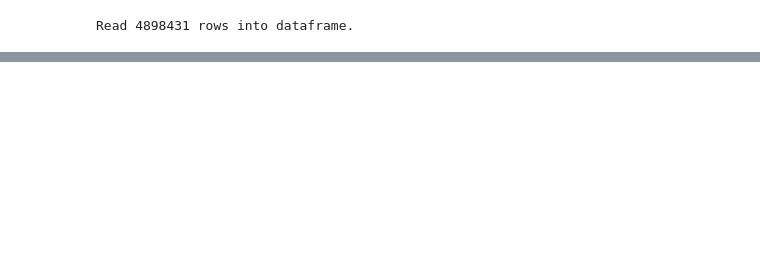
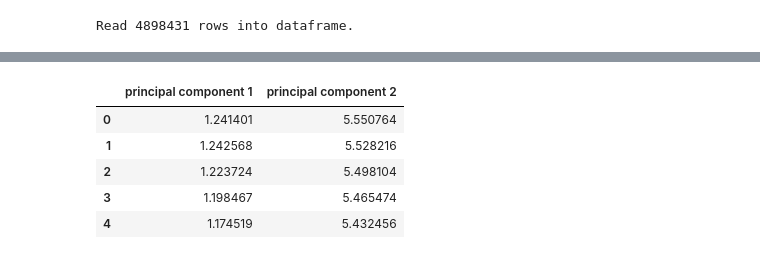
Before and after one commit to greg-norton/kdd99-ml, a Jupyter notebook: tensorflow-multiclass-classification.ipynb, the cells around one changed output, grey strips where cells are left out. Saved outputs shown, nothing was run; the diff lists cells and outputs as text; code cells hidden in the pictures; blank space fills up the shorter version.

```diff
--- a/tensorflow-multiclass-classification.ipynb
+++ b/tensorflow-multiclass-classification.ipynb
@@ -19,7 +25,7 @@ from sklearn.pipeline import Pipeline
 # %%
 # Change me for other classifications!
 # --------------------------------------------------
-SCOPE = 'types'
+SCOPE = 'binary'
 DATASET = 'kdd99'
 # --------------------------------------------------
 
@@ -339,0 +373,9 @@ if SCOPE == 'binary':
+# %%
+principalDf.head()
+# %% [output]
+|  | principal component 1 | principal component 2 |
+| 0 | 1.241401 | 5.550764 |
+| 1 | 1.242568 | 5.528216 |
+| 2 | 1.223724 | 5.498104 |
+| 3 | 1.198467 | 5.465474 |
+| 4 | 1.174519 | 5.432456 |
```
Also changed, not shown: parts of 10 cells of this notebook.
